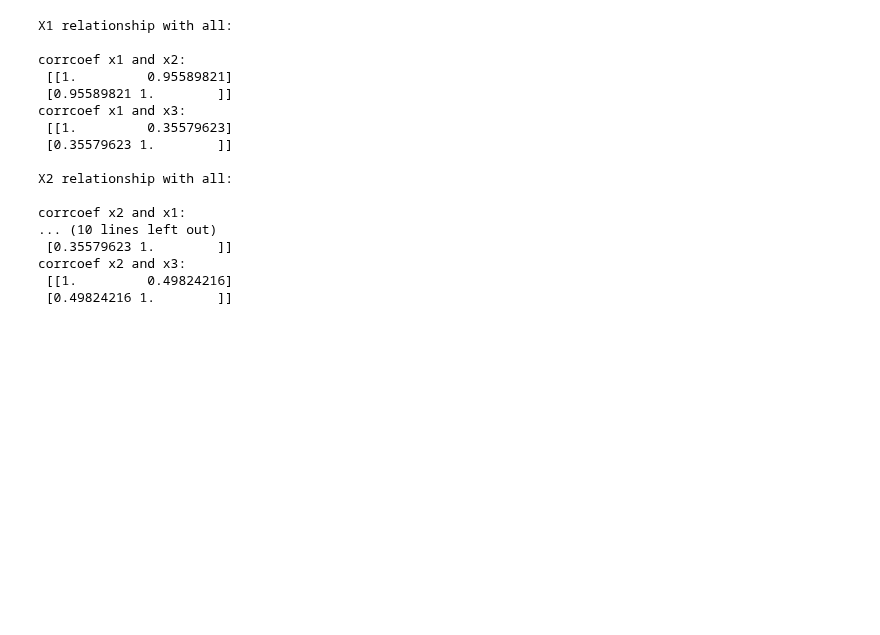
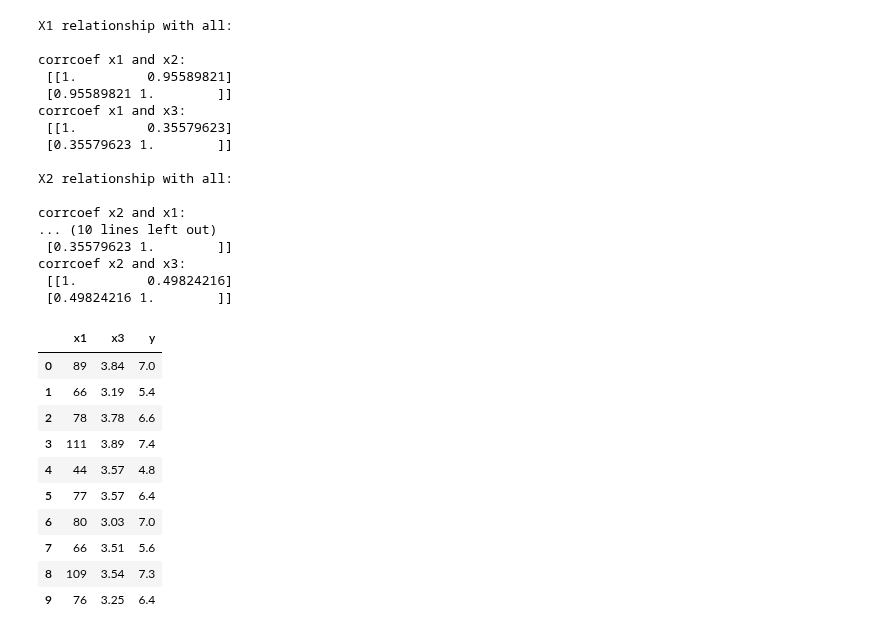
Before and after one commit to Haseebi-khan/MachineLearning, a Jupyter notebook: MachineLearning3.ipynb, the cells around one changed output. Saved outputs shown, nothing was run; the diff lists cells and outputs as text; code cells hidden in the pictures; blank space fills up the shorter version.

```diff
--- a/MachineLearning3.ipynb
+++ b/MachineLearning3.ipynb
@@ -140,3 +140,20 @@ corrcoef x2 and x1:
 corrcoef x2 and x3:
  [[1.         0.49824216]
  [0.49824216 1.        ]]
+# %%
+# address the X1/X2 pair drop one, combine them) to avoid instability in your coefficients.
+
+newdf = df.drop("x2", axis=1)
+newdf
+# %% [output]
+|  | x1 | x3 | y |
+| 0 | 89 | 3.84 | 7.0 |
+| 1 | 66 | 3.19 | 5.4 |
+| 2 | 78 | 3.78 | 6.6 |
+| 3 | 111 | 3.89 | 7.4 |
+| 4 | 44 | 3.57 | 4.8 |
+| 5 | 77 | 3.57 | 6.4 |
+| 6 | 80 | 3.03 | 7.0 |
+| 7 | 66 | 3.51 | 5.6 |
+| 8 | 109 | 3.54 | 7.3 |
+| 9 | 76 | 3.25 | 6.4 |
```
Also changed, not shown: parts of 8 cells of this notebook.
